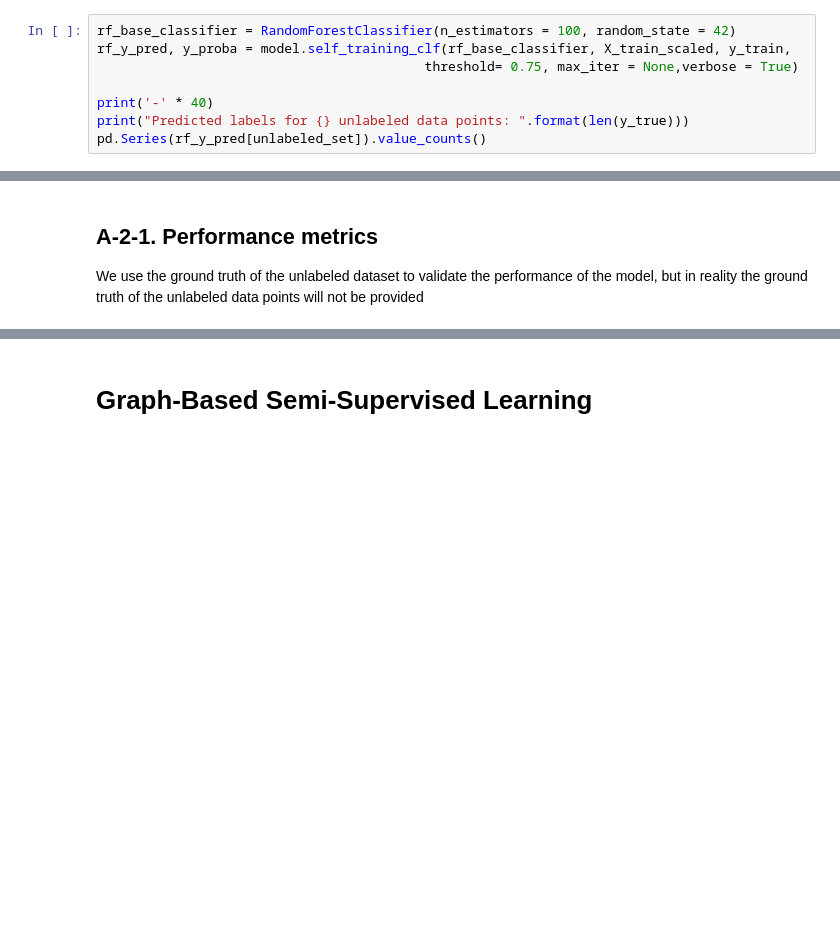
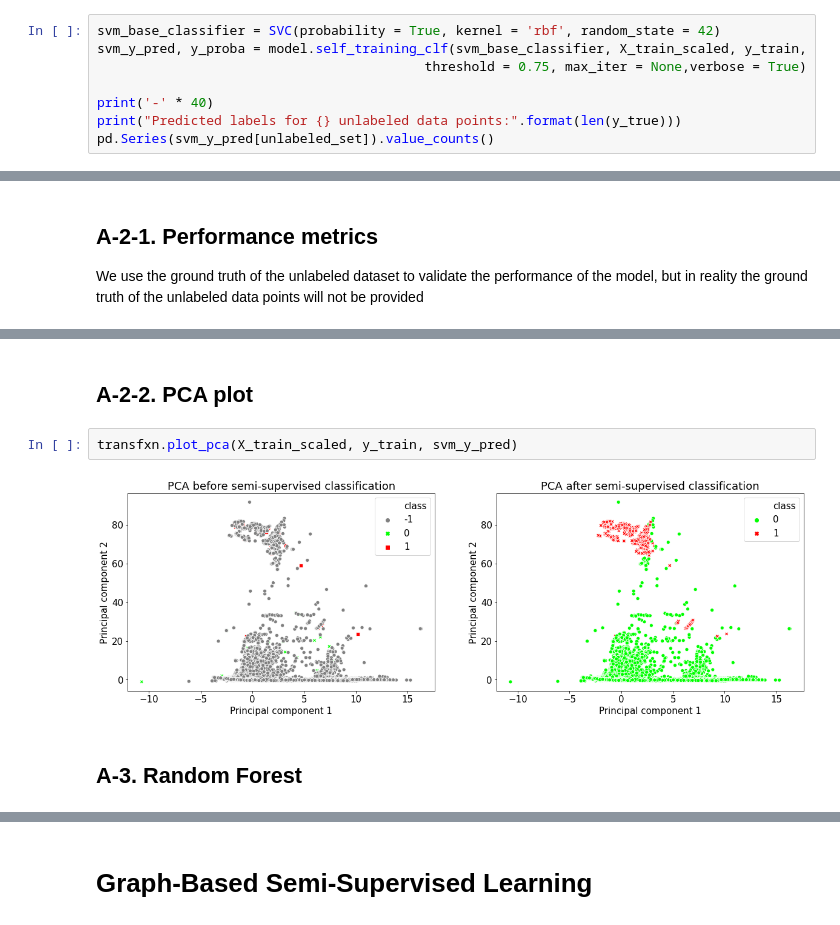
Before and after one commit to Owerre/Anomaly-Detection, a Jupyter notebook: Network-intrusion/notebooks/04-semi-supervised_ml.ipynb, the cells around one changed output, grey strips where cells are left out. Drawn from its saved outputs; the diff is of its cells as text; blank space fills up the shorter version.

```diff
--- a/Network-intrusion/notebooks/04-semi-supervised_ml.ipynb
+++ b/Network-intrusion/notebooks/04-semi-supervised_ml.ipynb
@@ -179,9 +180,9 @@ transfxn.plot_pca(X_train_scaled, y_train, lr_y_pred)
 # %%
-rf_base_classifier = RandomForestClassifier(n_estimators = 100, random_state = 42)
-rf_y_pred, y_proba = model.self_training_clf(rf_base_classifier, X_train_scaled, y_train,
-                                          threshold= 0.75, max_iter = None,verbose = True)
+svm_base_classifier = SVC(probability = True, kernel = 'rbf', random_state = 42)
+svm_y_pred, y_proba = model.self_training_clf(svm_base_classifier, X_train_scaled, y_train,
+                                          threshold = 0.75, max_iter = None,verbose = True)
 
 print('-' * 40)
-print("Predicted labels for {} unlabeled data points: ".format(len(y_true)))
-pd.Series(rf_y_pred[unlabeled_set]).value_counts()
+print("Predicted labels for {} unlabeled data points:".format(len(y_true)))
+pd.Series(svm_y_pred[unlabeled_set]).value_counts()
 # %% [output]
@@ -199,0 +222,8 @@ We use the ground truth of the unlabeled dataset to validate the performance of
+# %% [markdown]
+## A-2-2. PCA plot
+# %%
+transfxn.plot_pca(X_train_scaled, y_train, svm_y_pred)
+# %% [output]
+[figure, added]
+# %% [markdown]
+## A-3. Random Forest
```
Also changed, not shown: parts of 15 cells of this notebook, 1 other file.
